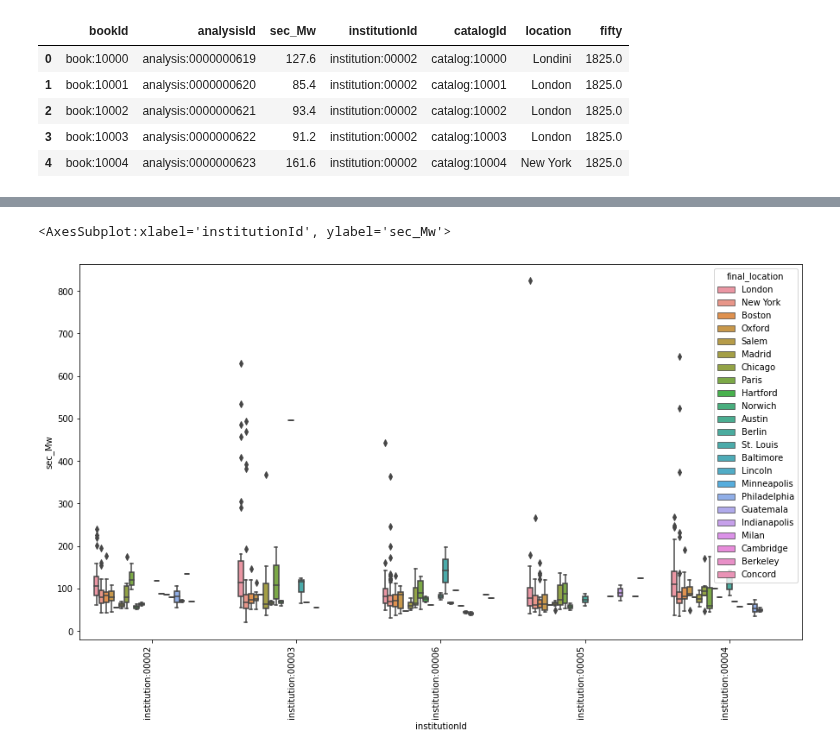
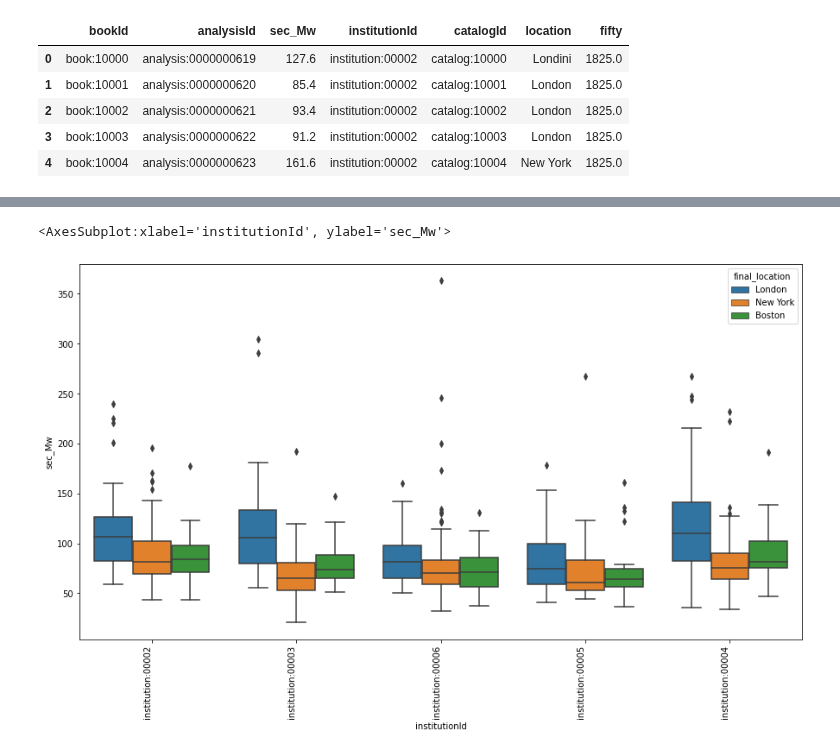
Before and after one commit to hujingc/umsi_loc_anc, a Jupyter notebook: location maxLoad.ipynb, the cells around one changed output, grey strips where cells are left out. Drawn from its saved outputs; the diff is of its cells as text; code cells hidden in the pictures.

```diff
--- a/location maxLoad.ipynb
+++ b/location maxLoad.ipynb
@@ -21,6 +11,11 @@ from pandas import json_normalize
 import seaborn as sns
 from ast import literal_eval
 # %%
+# load in locations list
+
+f = open("published_locations.json")
+data = json.load(f)
+
 # load in passwords
 with open("passwords.csv") as myfile:
     head = [next(myfile) for x in range(1)]
@@ -139,4 +134,4 @@ Austin            1
 Name: institutionId, dtype: int64
 # %%
 jingcong=merged[merged.final_location.isin(['London','New York', 'Boston'])]
-jingcong
+jingcong=jingcong[jingcong.fifty<1950]
@@ -157,11 +138,11 @@ jingcong
 # %%
 fig, ax = plt.subplots(figsize=(15,8))
 ax.set_xticklabels(ax.get_xticklabels(), rotation=90, horizontalalignment='right')
 #sns.boxplot(merged.institutionId,merged.maxLoad.apply(lambda x:float(x)))
-#sns.boxplot(jingcong.institutionId,jingcong.sec_Mw.apply(lambda x:float(x)), hue=jingcong.final_location)
-sns.boxplot(merged.institutionId,merged.sec_Mw.apply(lambda x:float(x)), hue=merged.final_location)
+sns.boxplot(jingcong.institutionId,jingcong.sec_Mw.apply(lambda x:float(x)), hue=jingcong.final_location)
+#sns.boxplot(merged.institutionId,merged.sec_Mw.apply(lambda x:float(x)), hue=merged.final_location)
 
 # sns.scatterplot(merged['jin'],merged['maxLoad'])
 # %% [output]
 <AxesSubplot:xlabel='institutionId', ylabel='sec_Mw'>
-[figure, old version]
+[figure, new version]
```
Also changed, not shown: parts of 5 cells of this notebook, 24 other files.
